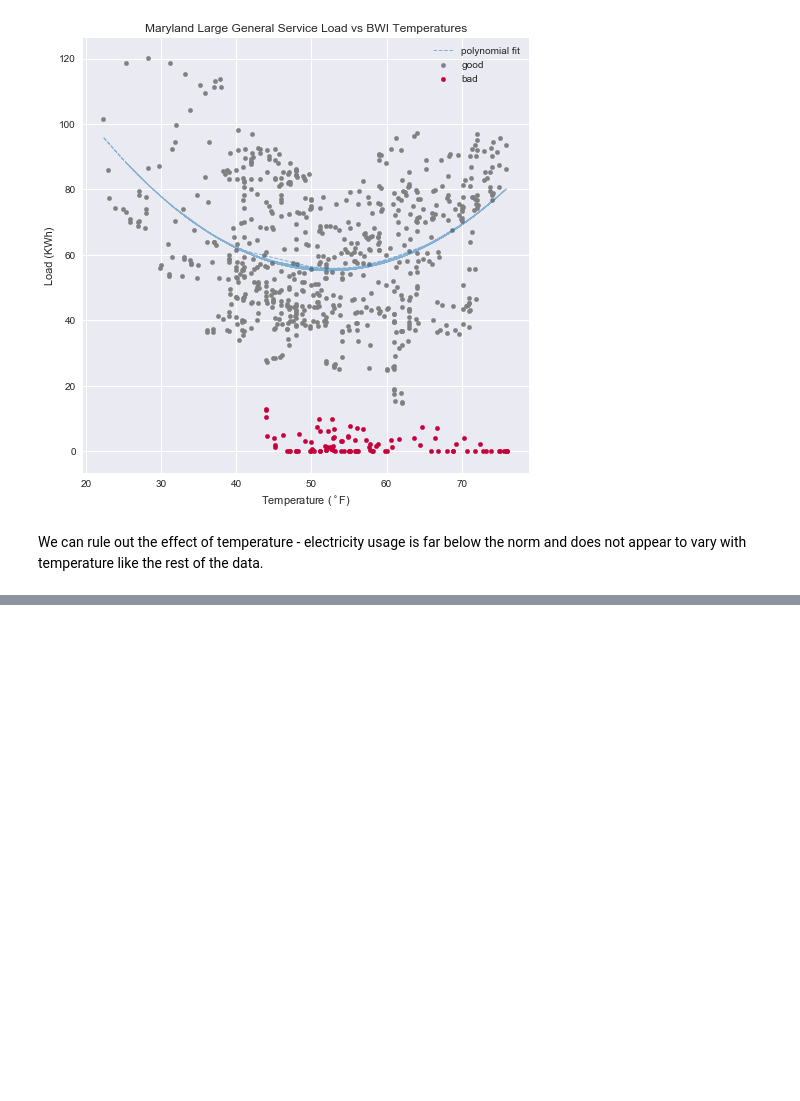
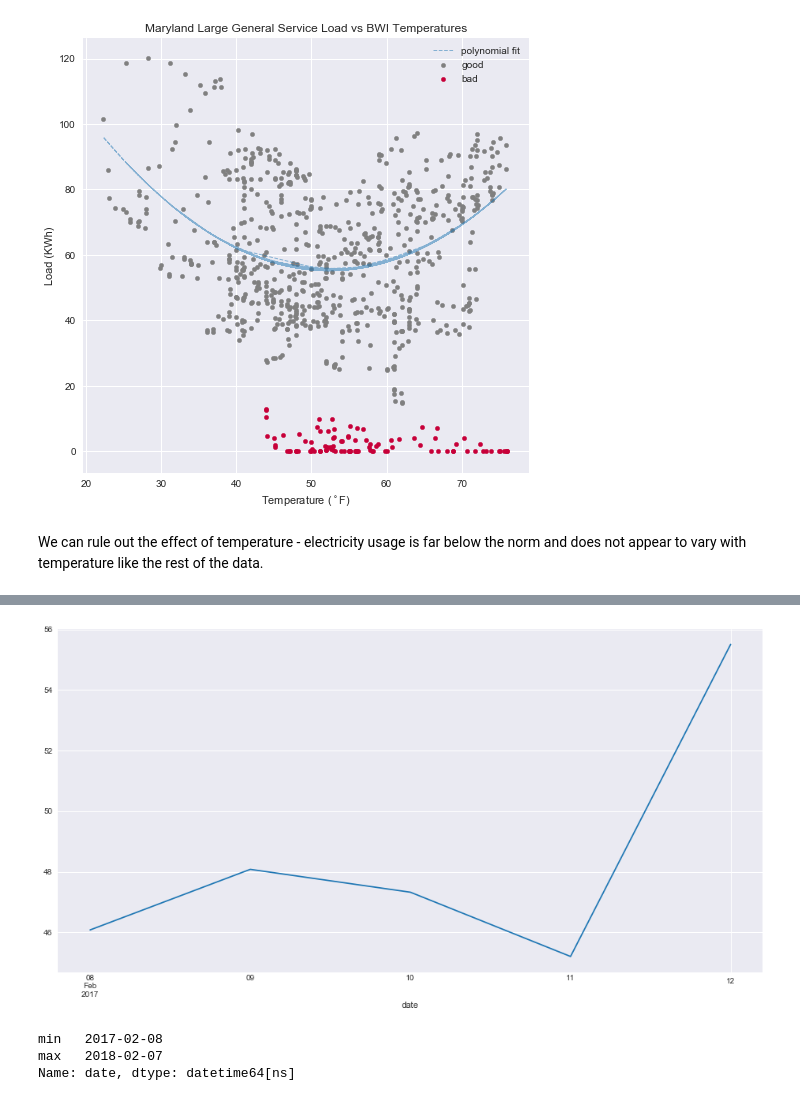
Before and after one commit to dgoodman1/delmarva-electricity-EDA, a Jupyter notebook: 02 - Delmarva Load Profiles - Visualizing the Data.ipynb, the cells around one changed output, grey strips where cells are left out. Saved outputs shown, nothing was run; the diff lists cells and outputs as text; code cells hidden in the pictures; blank space fills up the shorter version.

Commit message:
Compare with DPL metered data from PJM.

```diff
--- a/02 - Delmarva Load Profiles - Visualizing the Data.ipynb
+++ b/02 - Delmarva Load Profiles - Visualizing the Data.ipynb
@@ -265,3 +265,33 @@ ax.set_ylabel('Load (KWh)');
 [figure]
 # %% [markdown]
 We can rule out the effect of temperature - electricity usage is far below the norm and does not appear to vary with temperature like the rest of the data.
+# %%
+def get_metered_load(year, sheetname='RTO', skiprows=1):
+    """
+    Download metered load from PJM for a given year.
+
+    Hours represent hour ending Eastern Prevailing Time.
+    Fall DST hour 2 uses max of two observations.  Spring
+    DST observation is missing.
+    """
+    url = ('http://www.pjm.com/pub/operations/hist-meter-load/'
+           '{}-hourly-loads.xls')
+    dt_parser = lambda dt: pd.to_datetime(dt, format='%m/%d/%Y')
+    metered = (pd.read_excel(url.format(year),
+                             sheet_name=sheetname,
+                             skiprows=skiprows, parse_cols='A:AC')
+               .assign(DATE=lambda df: dt_parser(df.DATE))
+               .set_index('DATE')
+               .drop('COMP', axis=1))
+    h2_cols = metered.columns[metered.count() == 1]
+    if h2_cols.size:
+        h2_cols = {c: 'HE02_{}'.format(i) for i, c in enumerate(h2_cols)}
+        metered.rename(columns=h2_cols, inplace=True)
+        mask = ~metered.HE02_0.isnull()
+        metered.loc[mask, 'HE02'] = metered[['HE02_0', 'HE02_1']].max(1).rename('HE02')
+        metered.drop(['HE02_0', 'HE02_1'], axis=1, inplace=True)
+    metered.columns.name = 'HOUR'
+    return metered.dropna(axis=1, how='all')
+
+metered = get_metered_load(2017, 'DPL', None)
+metered.head()
@@ -267,0 +308,11 @@ We can rule out the effect of temperature - electricity usage is far below the n
+# %%
+combined = md_com_lgs.groupby('date')[['load']].sum().join(metered.sum(1).rename('metered')).head()
+(combined.metered/combined.load).plot(figsize=(16, 8));
+# %% [output]
+[figure, added]
+# %%
+md_com_lgs.date.agg(('min', 'max'))
+# %% [output]
+min   2017-02-08
+max   2018-02-07
+Name: date, dtype: datetime64[ns]
```
Also changed, not shown: parts of 6 cells of this notebook.
